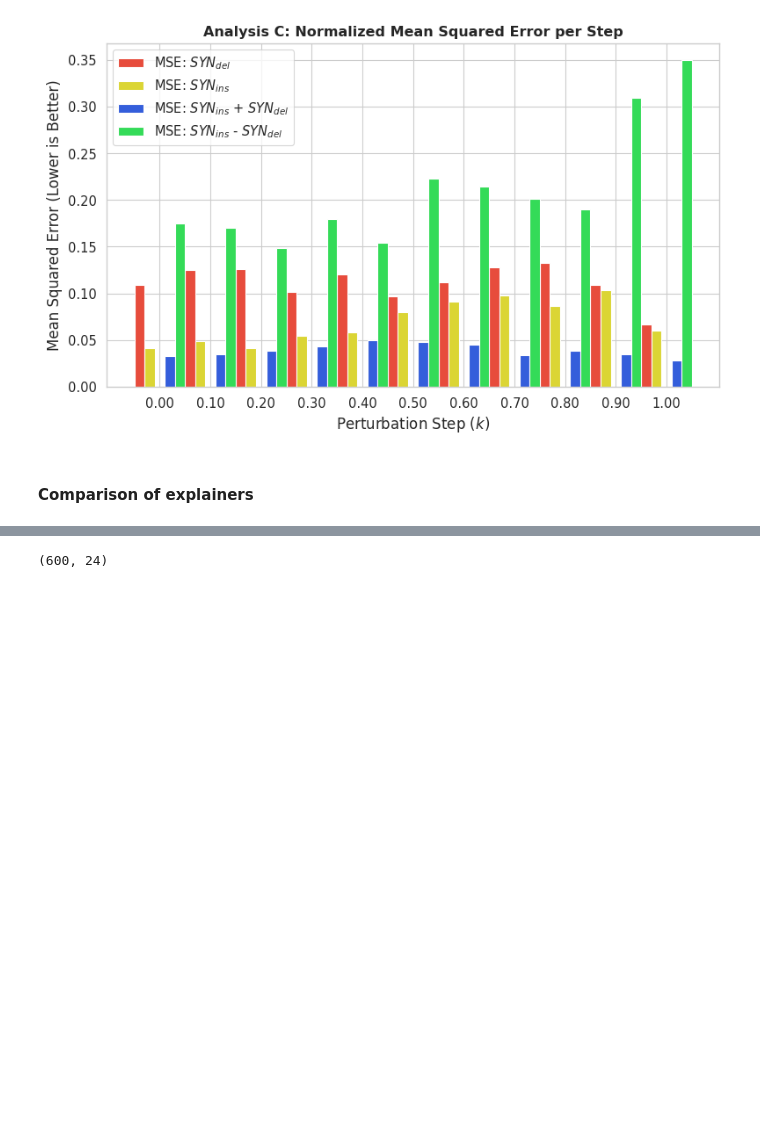
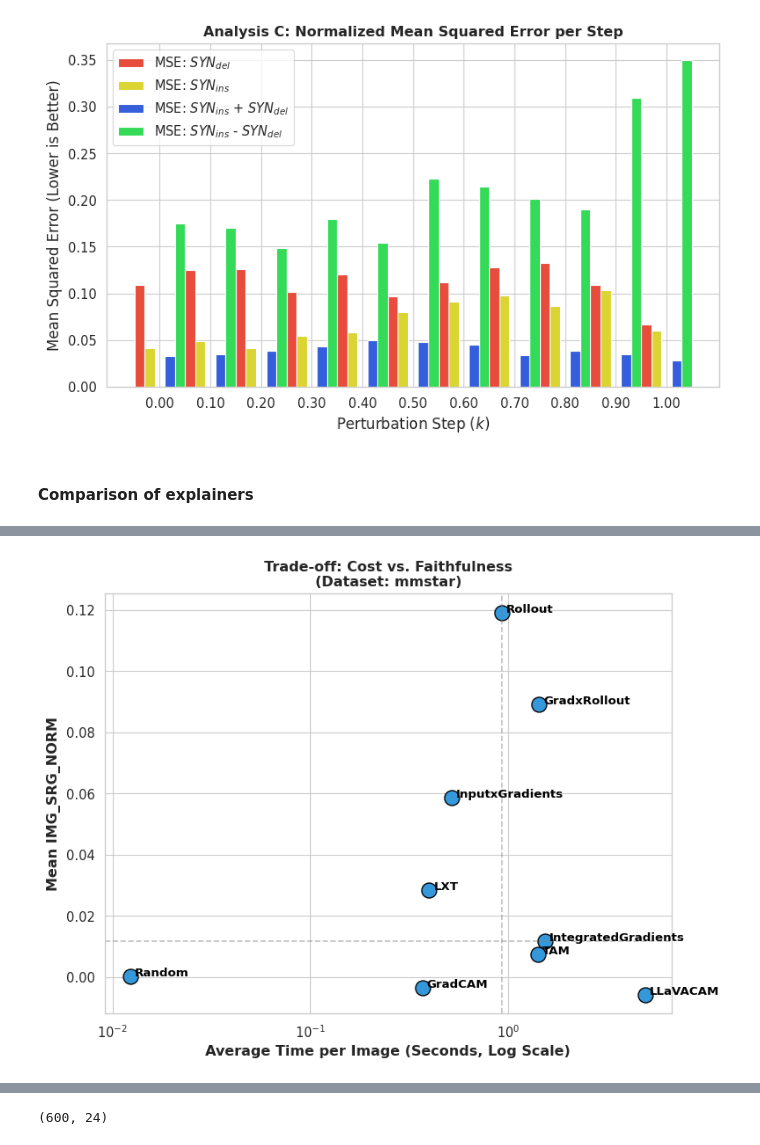
Before and after one commit to serval-uni-lu/xai-vdoc-benchmark, a Jupyter notebook: notebooks/test.ipynb, the cells around one changed output, grey strips where cells are left out. Cells and saved outputs as stored; diff of their text form; code cells hidden in the pictures; blank space fills up the shorter version.

```diff
--- a/notebooks/test.ipynb
+++ b/notebooks/test.ipynb
@@ -5708,0 +6128,6 @@ def analyze_stepwise_curves(results_file="repope_evaluation_results.jsonl"):
+# %%
+if 'xai_gen_time' in df.columns:
+    plot_speed_vs_performance(df, perf_metric='img_srg_norm', time_metric='xai_gen_time',
+                              dataset_filter="mmstar",)
+# %% [output]
+[figure, added]
```
Also changed, not shown: parts of 49 cells of this notebook, 4 other files.
